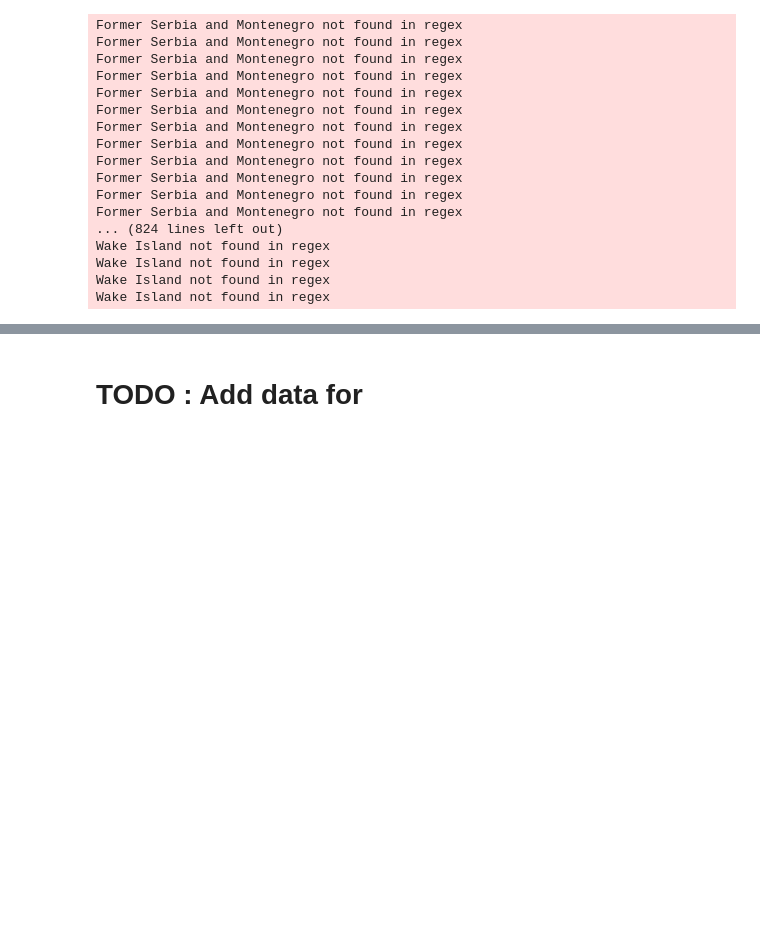
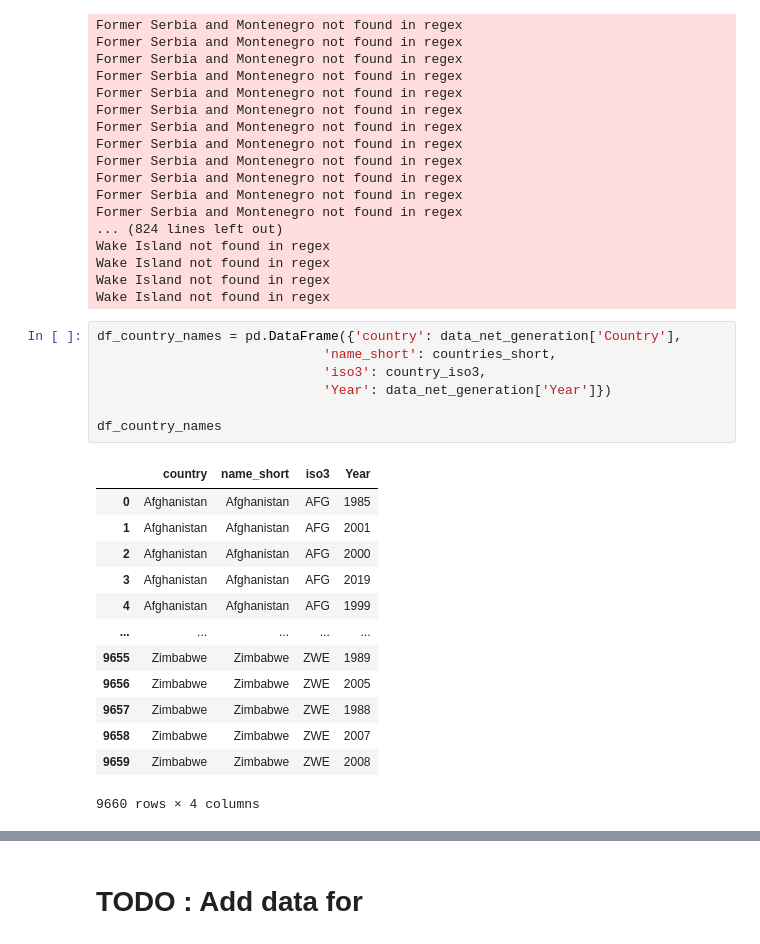
Before and after one commit to czFIRE/Visualisation_Energy_Statistics, a Jupyter notebook: project.ipynb, the cells around one changed output, grey strips where cells are left out. Saved outputs shown, nothing was run; the diff lists cells and outputs as text; blank space fills up the shorter version.

```diff
--- a/project.ipynb
+++ b/project.ipynb
@@ -322,3 +338,24 @@ Wake Island not found in regex
 Wake Island not found in regex
 Wake Island not found in regex
 Wake Island not found in regex
+# %%
+df_country_names = pd.DataFrame({'country': data_net_generation['Country'],
+                             'name_short': countries_short,
+                             'iso3': country_iso3,
+                             'Year': data_net_generation['Year']})
+
+df_country_names
+# %% [output]
+|  | country | name_short | iso3 | Year |
+| 0 | Afghanistan | Afghanistan | AFG | 1985 |
+| 1 | Afghanistan | Afghanistan | AFG | 2001 |
+| 2 | Afghanistan | Afghanistan | AFG | 2000 |
+| 3 | Afghanistan | Afghanistan | AFG | 2019 |
+| 4 | Afghanistan | Afghanistan | AFG | 1999 |
+| ... | ... | ... | ... | ... |
+| 9655 | Zimbabwe | Zimbabwe | ZWE | 1989 |
+| 9656 | Zimbabwe | Zimbabwe | ZWE | 2005 |
+| 9657 | Zimbabwe | Zimbabwe | ZWE | 1988 |
+| 9658 | Zimbabwe | Zimbabwe | ZWE | 2007 |
+| 9659 | Zimbabwe | Zimbabwe | ZWE | 2008 |
+9660 rows × 4 columns
```
Also changed, not shown: parts of 11 cells of this notebook.
